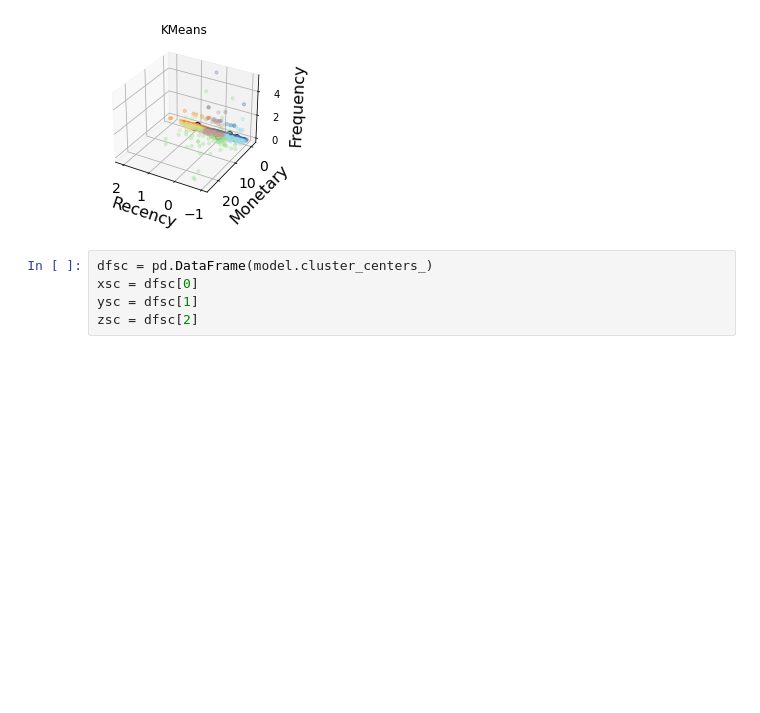
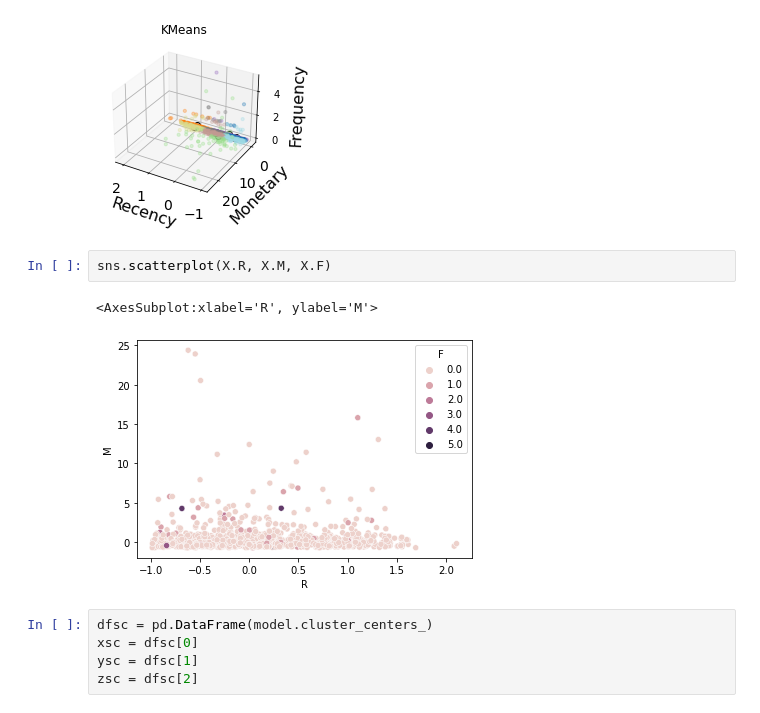
Before and after one commit to chouxxxx/P5_RFM_sectionning, a Jupyter notebook: P5_pred_3.ipynb, the cells around one changed output. Cells and saved outputs as stored; diff of their text form; blank space fills up the shorter version.

```diff
--- a/P5_pred_3.ipynb
+++ b/P5_pred_3.ipynb
@@ -228,6 +237,11 @@ y_pred = model.predict(Xllll)
 ploot("+r+m+f")
 # %% [output]
 [figure]
+# %%
+sns.scatterplot(X.R, X.M, X.F)
+# %% [output]
+<AxesSubplot:xlabel='R', ylabel='M'>
+[figure, added]
 # %%
 dfsc = pd.DataFrame(model.cluster_centers_)
 xsc = dfsc[0]
```
Also changed, not shown: parts of 15 cells of this notebook, 6 other files.
